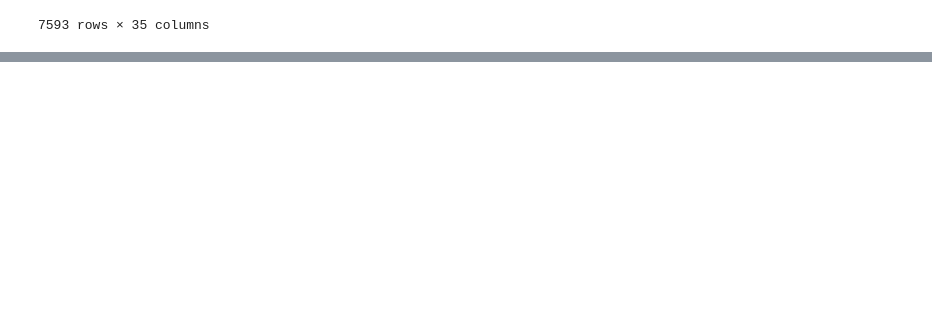
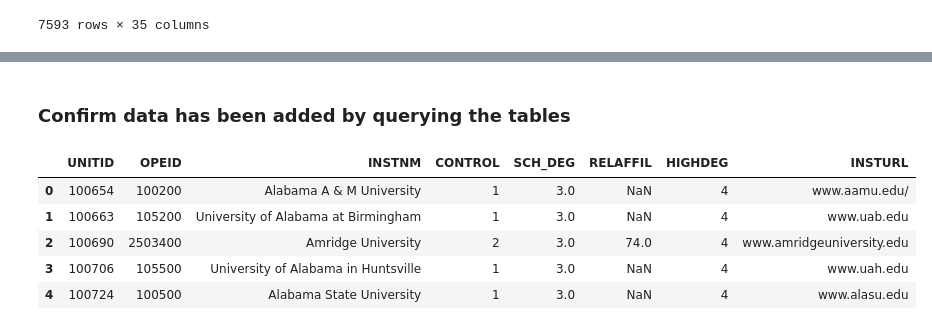
Before and after one commit to MrJlmeza/ETL-Pipeline, a Jupyter notebook: data_cleanup.ipynb, the cells around one changed output, grey strips where cells are left out. Cells and saved outputs as stored; diff of their text form; code cells hidden in the pictures; blank space fills up the shorter version.

```diff
--- a/data_cleanup.ipynb
+++ b/data_cleanup.ipynb
@@ -88,0 +167,3 @@ new_df
+# %%
+rds_connection_string = "postgres:postgres@localhost:5432/etl_db"
+engine = create_engine(f'postgresql://{rds_connection_string}')
@@ -88,0 +186,11 @@ new_df
+# %% [markdown]
+### Confirm data has been added by querying the tables
+# %%
+pd.read_sql_query('select * from "Profiles"', con=engine).head()
+# %% [output]
+|  | UNITID | OPEID | INSTNM | CONTROL | SCH_DEG | RELAFFIL | HIGHDEG | INSTURL |
+| 0 | 100654 | 100200 | Alabama A & M University | 1 | 3.0 | NaN | 4 | www.aamu.edu/ |
+| 1 | 100663 | 105200 | University of Alabama at Birmingham | 1 | 3.0 | NaN | 4 | www.uab.edu |
+| 2 | 100690 | 2503400 | Amridge University | 2 | 3.0 | 74.0 | 4 | www.amridgeuniversity.edu |
+| 3 | 100706 | 105500 | University of Alabama in Huntsville | 1 | 3.0 | NaN | 4 | www.uah.edu |
+| 4 | 100724 | 100500 | Alabama State University | 1 | 3.0 | NaN | 4 | www.alasu.edu |
```
Also changed, not shown: parts of 29 cells of this notebook, 2 other files.
